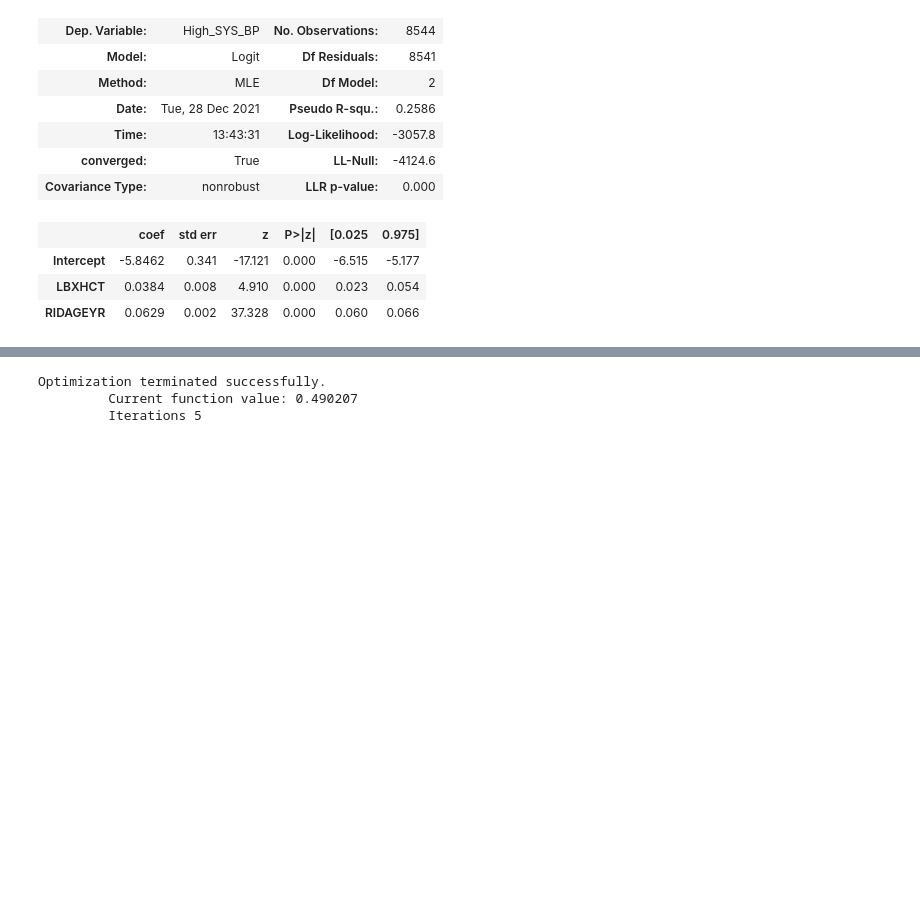
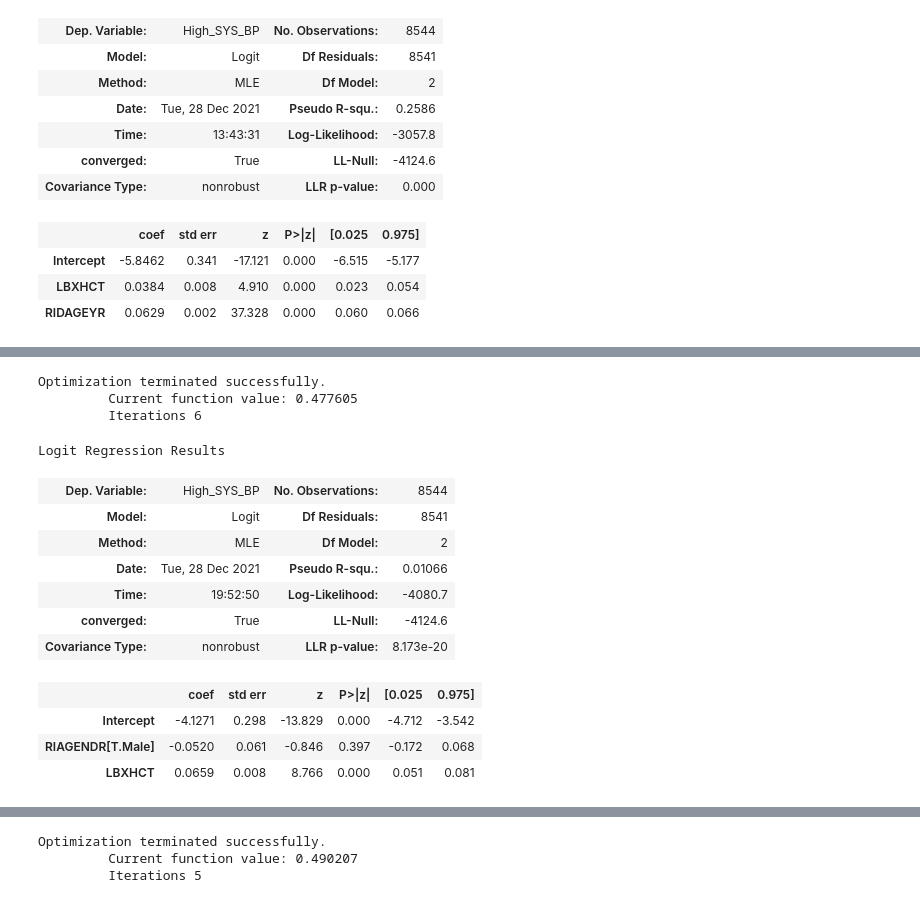
Before and after one commit to noodleybroodley/Final-Capstone, a Jupyter notebook: notebooks/test.ipynb, the cells around one changed output, grey strips where cells are left out. Drawn from its saved outputs; the diff is of its cells as text; code cells hidden in the pictures; blank space fills up the shorter version.

```diff
--- a/notebooks/test.ipynb
+++ b/notebooks/test.ipynb
@@ -268,0 +286,20 @@ mylogit3.summary()
+# %%
+formula4 = "High_SYS_BP ~ LBXHCT + RIAGENDR"
+mylogit4 = smf.logit(formula=formula4, data=test_df).fit()
+mylogit4.summary()
+# %% [output]
+Optimization terminated successfully.
+         Current function value: 0.477605
+         Iterations 6
+Logit Regression Results
+| Dep. Variable: | High_SYS_BP | No. Observations: | 8544 |
+| Model: | Logit | Df Residuals: | 8541 |
+| Method: | MLE | Df Model: | 2 |
+| Date: | Tue, 28 Dec 2021 | Pseudo R-squ.: | 0.01066 |
+| Time: | 19:52:50 | Log-Likelihood: | -4080.7 |
+| converged: | True | LL-Null: | -4124.6 |
+| Covariance Type: | nonrobust | LLR p-value: | 8.173e-20 |
+|  | coef | std err | z | P>|z| | [0.025 | 0.975] |
+| Intercept | -4.1271 | 0.298 | -13.829 | 0.000 | -4.712 | -3.542 |
+| RIAGENDR[T.Male] | -0.0520 | 0.061 | -0.846 | 0.397 | -0.172 | 0.068 |
+| LBXHCT | 0.0659 | 0.008 | 8.766 | 0.000 | 0.051 | 0.081 |
```
Also changed, not shown: parts of 2 cells of this notebook.
